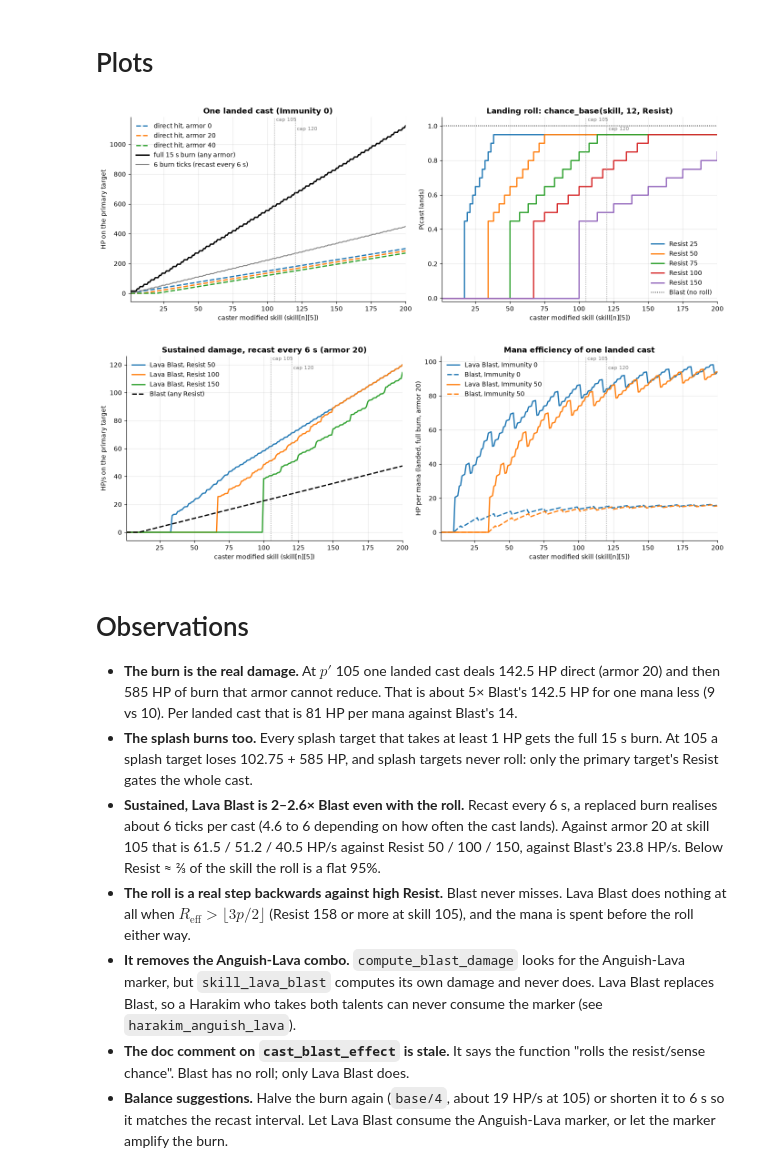
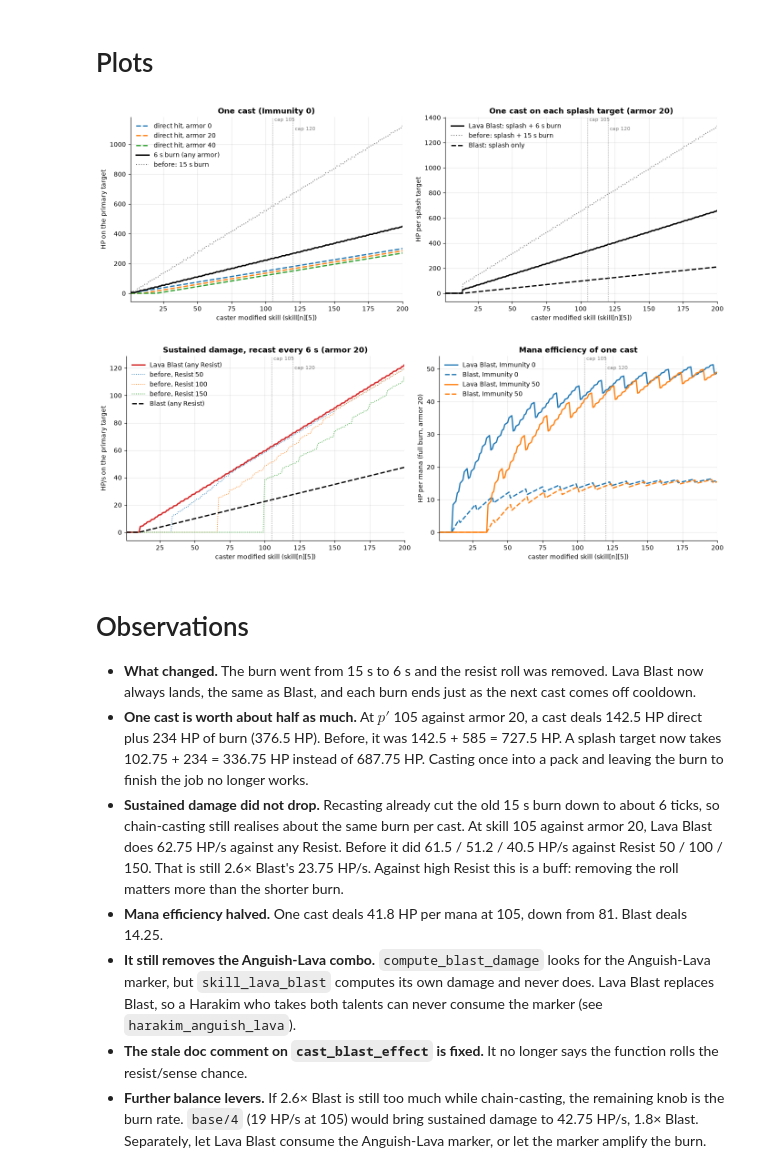
Before and after one commit to engineerjames/men-among-gods-reforged, a Jupyter notebook: investigations/abilities/harakim_lava_blast.ipynb, the cells around one changed output. Cells and saved outputs as stored; diff of their text form; code cells hidden in the pictures.

Commit message:
Lava blast updates

```diff
--- a/investigations/abilities/harakim_lava_blast.ipynb
+++ b/investigations/abilities/harakim_lava_blast.ipynb
@@ -55,7 +60,8 @@ import mag_model as mm
 mm.apply_style()
 P = mm.SKILL_RANGE
 EXHAUST_S = 6
-BURN_S = 15
+BURN_S = 6
+OLD_BURN_S = 15
 ELEMENT_SWITCH_PCT = 20
 # %% [markdown]
 # Model
@@ -134,32 +150,35 @@ Lava Blast model OK
 # %%
 fig, axes = plt.subplots(1, 2, figsize=(14, 5))
 
 ax = axes[0]
 for armor in (0, 20, 40):
-    line, = ax.plot(P, direct_hp(P, armor), ls="--", label=f"direct hit, armor {armor}")
-ax.plot(P, BURN_S * burn_hps(P), color="black", lw=2.2, label="full 15 s burn (any armor)")
-ax.plot(P, 6 * burn_hps(P), color="grey", lw=1.5, label="6 burn ticks (recast every 6 s)")
-mm.skill_axis(ax, "HP on the primary target", "One landed cast (Immunity 0)")
+    ax.plot(P, direct_hp(P, armor), ls="--", label=f"direct hit, armor {armor}")
+ax.plot(P, BURN_S * burn_hps(P), color="black", lw=2.2, label="6 s burn (any armor)")
+ax.plot(P, OLD_BURN_S * burn_hps(P), color="grey", lw=1.5, ls=":", label="before: 15 s burn")
+mm.skill_axis(ax, "HP on the primary target", "One cast (Immunity 0)")
 mm.mark_caps(ax)
 ax.legend()
 
 ax = axes[1]
-for r in mm.RESIST_SWEEP:
-    ax.step(P, p_land(P, r), where="post", label=f"Resist {r}")
-ax.axhline(1.0, color="black", ls=":", lw=1.2, label="Blast (no roll)")
-mm.skill_axis(ax, "P(cast lands)", "Landing roll: chance_base(skill, 12, Resist)")
-ax.set_ylim(-0.02, 1.05)
+splash = splash_hp(P, 20)
+ax.plot(P, splash + np.where(splash > 0, BURN_S * burn_hps(P), 0), color="black", lw=2.2,
+        label="Lava Blast: splash + 6 s burn")
+ax.plot(P, splash + np.where(splash > 0, OLD_BURN_S * burn_hps(P), 0), color="grey", lw=1.5,
+        ls=":", label="before: splash + 15 s burn")
+ax.plot(P, splash, color="black", ls="--", label="Blast: splash only")
+mm.skill_axis(ax, "HP per splash target", "One cast on each splash target (armor 20)")
 mm.mark_caps(ax)
-ax.legend(loc="lower right")
+ax.legend()
 plt.tight_layout()
 # %% [output]
-[figure, old version]
+[figure, new version]
 # %%
 fig, axes = plt.subplots(1, 2, figsize=(14, 5))
 
 ax = axes[0]
+ax.plot(P, lava_dps(P, armor=20), color="tab:red", lw=2.2, label="Lava Blast (any Resist)")
 for r in (50, 100, 150):
-    ax.plot(P, lava_dps(P, r, armor=20), label=f"Lava Blast, Resist {r}")
+    ax.plot(P, old_lava_dps(P, r, armor=20), lw=1.2, ls=":", label=f"before, Resist {r}")
 ax.plot(P, blast_dps(P, armor=20), color="black", ls="--", label="Blast (any Resist)")
 mm.skill_axis(ax, "HP/s on the primary target", "Sustained damage, recast every 6 s (armor 20)")
 mm.mark_caps(ax)
@@ -172,33 +191,34 @@ for imm, color in ((0, "tab:blue"), (50, "tab:orange")):
     lava = hit + np.where(hit > 0, BURN_S * burn_hps(pp), 0)
     ax.plot(P, lava / lava_cost(pp), color=color, label=f"Lava Blast, Immunity {imm}")
     ax.plot(P, hit / blast_cost(pp), color=color, ls="--", label=f"Blast, Immunity {imm}")
-mm.skill_axis(ax, "HP per mana (landed, full burn, armor 20)", "Mana efficiency of one landed cast")
+mm.skill_axis(ax, "HP per mana (full burn, armor 20)", "Mana efficiency of one cast")
 mm.mark_caps(ax)
 ax.legend()
 plt.tight_layout()
 # %% [output]
-[figure, old version]
+[figure, new version]
 # %% [markdown]
 # Observations
 
-- **The burn is the real damage.** At $p'$ 105 one landed cast deals 142.5 HP direct (armor 20)
-  and then 585 HP of burn that armor cannot reduce. That is about 5× Blast's 142.5 HP for one
-  mana less (9 vs 10). Per landed cast that is 81 HP per mana against Blast's 14.
-- **The splash burns too.** Every splash target that takes at least 1 HP gets the full 15 s burn.
-  At 105 a splash target loses 102.75 + 585 HP, and splash targets never roll: only the primary
-  target's Resist gates the whole cast.
-- **Sustained, Lava Blast is 2–2.6× Blast even with the roll.** Recast every 6 s, a replaced burn
-  realises about 6 ticks per cast (4.6 to 6 depending on how often the cast lands). Against armor
-  20 at skill 105 that is 61.5 / 51.2 / 40.5 HP/s against Resist 50 / 100 / 150, against Blast's
-  23.8 HP/s. Below Resist ≈ ⅔ of the skill the roll is a flat 95%.
-- **The roll is a real step backwards against high Resist.** Blast never misses. Lava Blast does
-  nothing at all when $R_\text{eff} > \lfloor 3p/2 \rfloor$ (Resist 158 or more at skill 105),
-  and the mana is spent before the roll either way.
-- **It removes the Anguish-Lava combo.** `compute_blast_damage` looks for the Anguish-Lava marker,
-  but `skill_lava_blast` computes its own damage and never does. Lava Blast replaces Blast, so a
-  Harakim who takes both talents can never consume the marker (see `harakim_anguish_lava`).
-- **The doc comment on `cast_blast_effect` is stale.** It says the function "rolls the
-  resist/sense chance". Blast has no roll; only Lava Blast does.
-- **Balance suggestions.** Halve the burn again (`base/4`, about 19 HP/s at 105) or shorten it to
-  6 s so it matches the recast interval. Let Lava Blast consume the Anguish-Lava marker, or let
-  the marker amplify the burn.
+- **What changed.** The burn went from 15 s to 6 s and the resist roll was removed. Lava Blast now
+  always lands, the same as Blast, and each burn ends just as the next cast comes off cooldown.
+- **One cast is worth about half as much.** At $p'$ 105 against armor 20, a cast deals 142.5 HP
+  direct plus 234 HP of burn (376.5 HP). Before, it was 142.5 + 585 = 727.5 HP. A splash target
+  now takes 102.75 + 234 = 336.75 HP instead of 687.75 HP. Casting once into a pack and leaving
+  the burn to finish the job no longer works.
+- **Sustained damage did not drop.** Recasting already cut the old 15 s burn down to about 6 ticks,
+  so chain-casting still realises about the same burn per cast. At skill 105 against armor 20,
+  Lava Blast does 62.75 HP/s against any Resist. Before it did 61.5 / 51.2 / 40.5 HP/s against
+  Resist 50 / 100 / 150. That is still 2.6× Blast's 23.75 HP/s. Against high Resist this is a
+  buff: removing the roll matters more than the shorter burn.
+- **Mana efficiency halved.** One cast deals 41.8 HP per mana at 105, down from 81. Blast deals
+  14.25.
+- **It still removes the Anguish-Lava combo.** `compute_blast_damage` looks for the Anguish-Lava
+  marker, but `skill_lava_blast` computes its own damage and never does. Lava Blast replaces Blast,
+  so a Harakim who takes both talents can never consume the marker (see `harakim_anguish_lava`).
+- **The stale doc comment on `cast_blast_effect` is fixed.** It no longer says the function rolls
+  the resist/sense chance.
+- **Further balance levers.** If 2.6× Blast is still too much while chain-casting, the remaining
+  knob is the burn rate. `base/4` (19 HP/s at 105) would bring sustained damage to 42.75 HP/s,
+  1.8× Blast. Separately, let Lava Blast consume the Anguish-Lava marker, or let the marker
+  amplify the burn.
```
Also changed, not shown: parts of 5 cells of this notebook, 2 other files.
